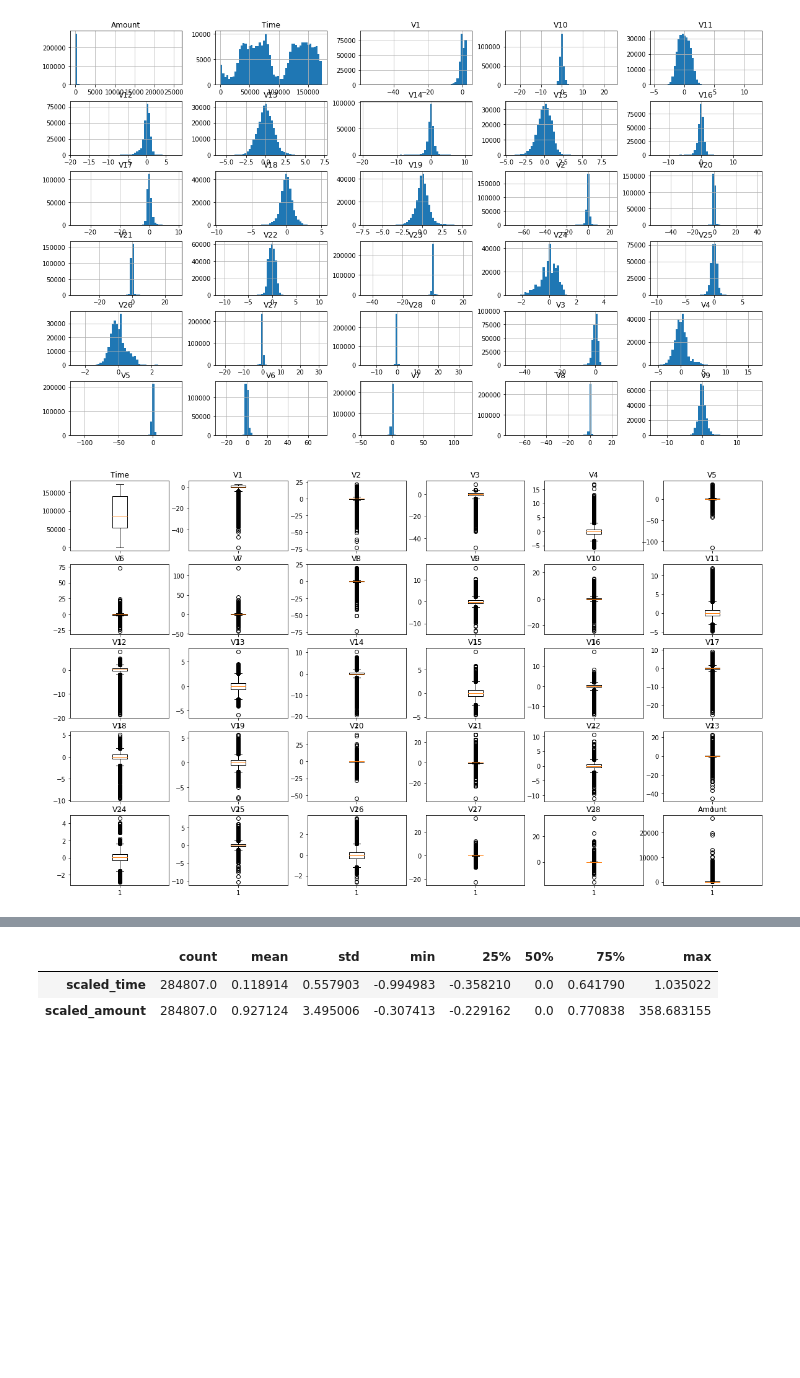
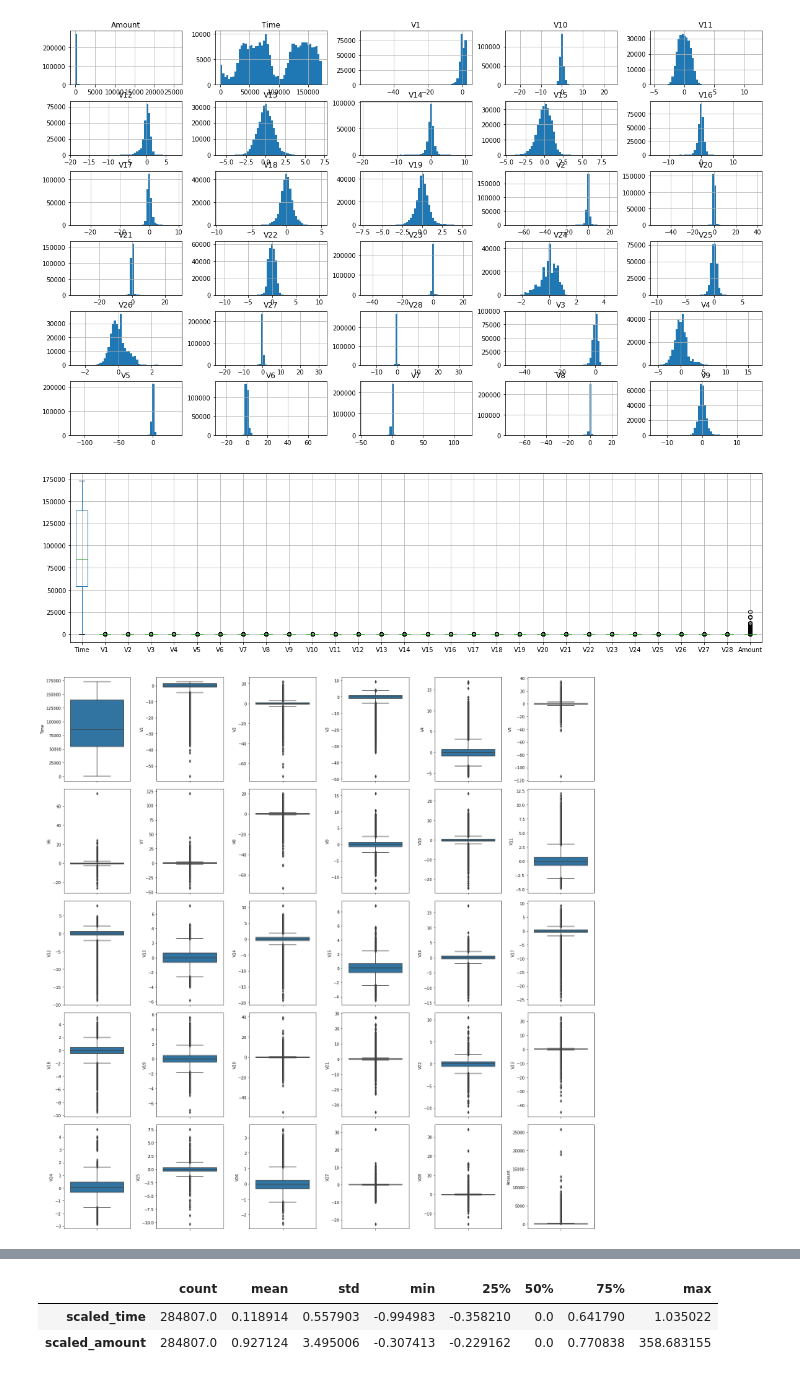
Before and after one commit to SwapnilSParkhe/Machine-Learning, a Jupyter notebook: Projects/Credit Card Fraud Detection/Credit Card Fraud Detection using Anomaly Detection .ipynb, the cells around one changed output, grey strips where cells are left out. Saved outputs shown, nothing was run; the diff lists cells and outputs as text; code cells hidden in the pictures; blank space fills up the shorter version.

```diff
--- a/Projects/Credit Card Fraud Detection/Credit Card Fraud Detection using Anomaly Detection .ipynb
+++ b/Projects/Credit Card Fraud Detection/Credit Card Fraud Detection using Anomaly Detection .ipynb
@@ -148,13 +148,15 @@ plt.show()
 [figure]
 # %%
 #BOX: Checking IQR and potential outliers
-fig, axs = plt.subplots(5,6, figsize=(20,12))
+df.boxplot(figsize=(20,5))   #all together (could do better than this as scales of vars could differ)
+
+fig, axs = plt.subplots(5,6, figsize=(20,20))
 axs = axs.flatten() #flatten() converts the 2d array to 1d
 
-for i, cols in enumerate(df.select_dtypes(exclude=['category'])):
-    ax = axs[i]
-    ax.boxplot(df[cols])
-    ax.set_title(cols)
+for i, col in enumerate(df.select_dtypes(exclude=['category'])):
+    sns.boxplot(y=col,data=df, ax=axs[i])
+    plt.tight_layout()
 # %% [output]
-[figure, old version]
+[figure, new version]
+[figure, added]
 # %% [markdown]
```
Also changed, not shown: parts of 9 cells of this notebook.
